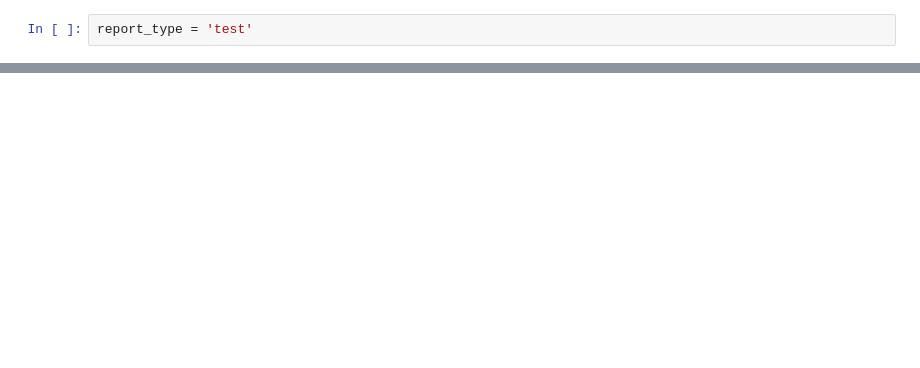
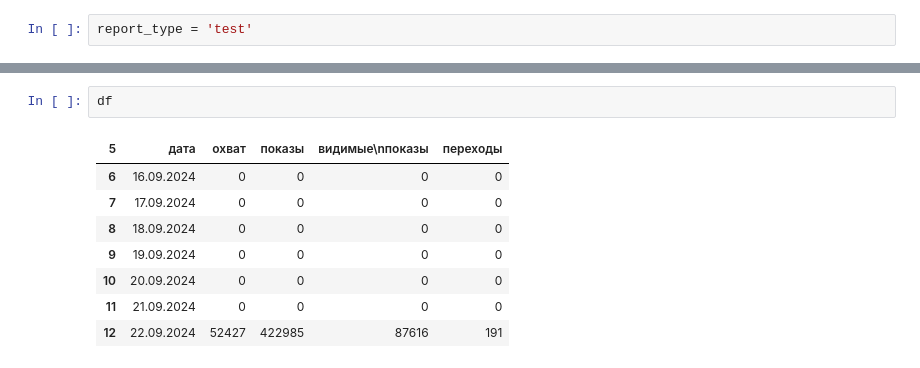
Before and after one commit to aget777/yandex_disk_parser, a Jupyter notebook: test_file.ipynb, the cells around one changed output, grey strips where cells are left out. Drawn from its saved outputs; the diff is of its cells as text; blank space fills up the shorter version.

```diff
--- a/test_file.ipynb
+++ b/test_file.ipynb
@@ -132,0 +202,11 @@ df = pd.read_excel(BytesIO(data_link), sheet_name='15s', usecols=cols_range, hea
+# %%
+df
+# %% [output]
+| 5 | дата | охват | показы | видимые\nпоказы | переходы |
+| 6 | 16.09.2024 | 0 | 0 | 0 | 0 |
+| 7 | 17.09.2024 | 0 | 0 | 0 | 0 |
+| 8 | 18.09.2024 | 0 | 0 | 0 | 0 |
+| 9 | 19.09.2024 | 0 | 0 | 0 | 0 |
+| 10 | 20.09.2024 | 0 | 0 | 0 | 0 |
+| 11 | 21.09.2024 | 0 | 0 | 0 | 0 |
+| 12 | 22.09.2024 | 52427 | 422985 | 87616 | 191 |
```
Also changed, not shown: parts of 20 cells of this notebook, 3 other files.
